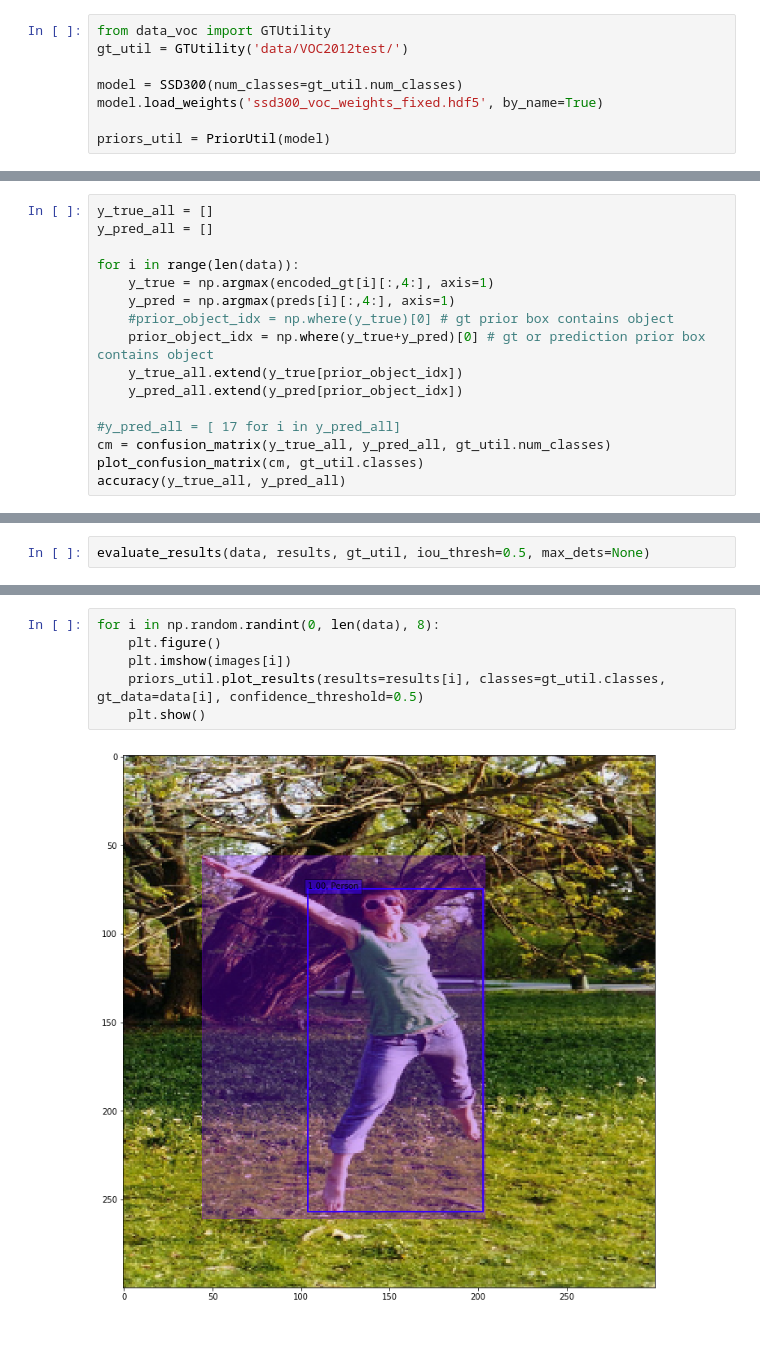
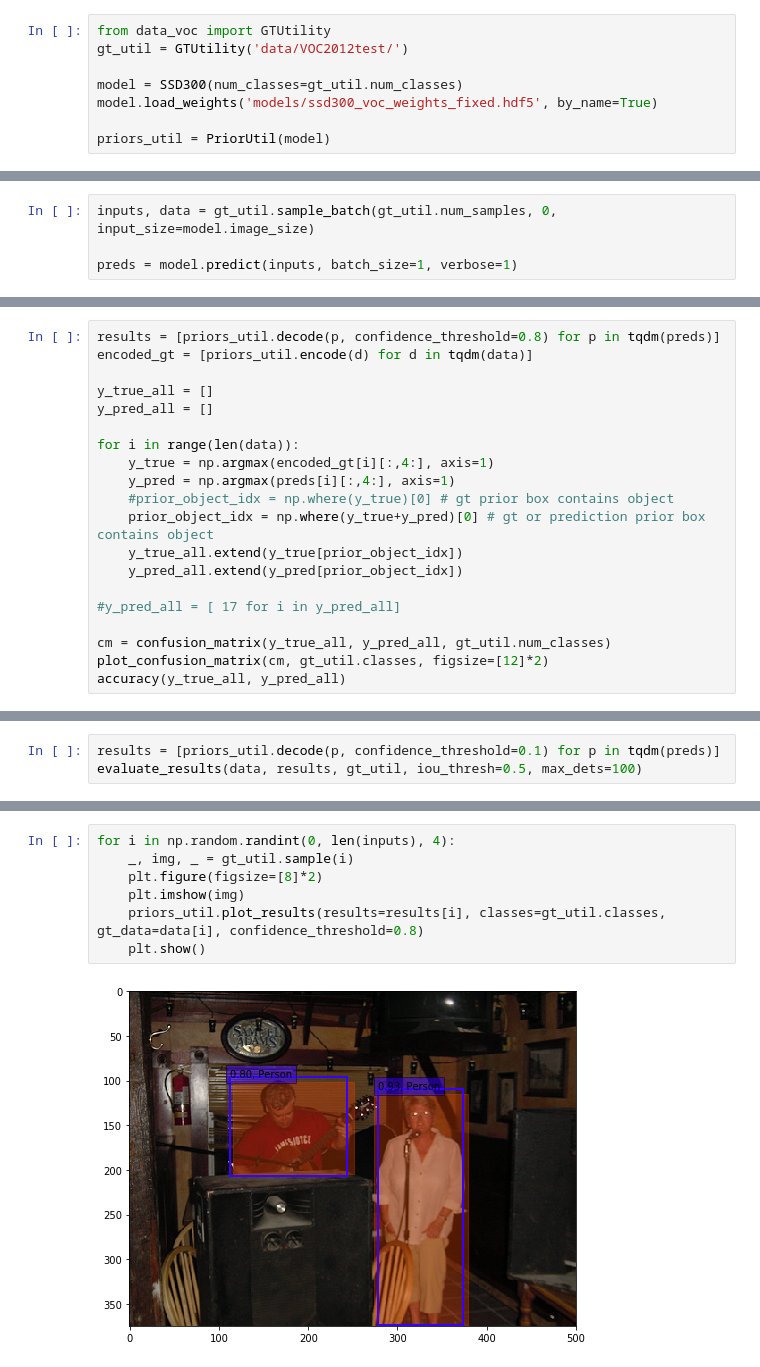
Before and after one commit to rykov8/ssd_keras, a Jupyter notebook: SSD_evaluation.ipynb, the cells around one changed output, grey strips where cells are left out. Saved outputs shown, nothing was run; the diff lists cells and outputs as text; blank space fills up the shorter version.

Commit message:
update SSD evaluation notebook and add grid search for confidence threshold

```diff
--- a/SSD_evaluation.ipynb
+++ b/SSD_evaluation.ipynb
@@ -22,6 +15,6 @@ from data_voc import GTUtility
 gt_util = GTUtility('data/VOC2012test/')
 
 model = SSD300(num_classes=gt_util.num_classes)
-model.load_weights('ssd300_voc_weights_fixed.hdf5', by_name=True)
+model.load_weights('models/ssd300_voc_weights_fixed.hdf5', by_name=True)
 
 priors_util = PriorUtil(model)
@@ -54,0 +21,4 @@ encoded_gt = [priors_util.encode(d) for d in data]
+# %%
+inputs, data = gt_util.sample_batch(gt_util.num_samples, 0, input_size=model.image_size)
+
+preds = model.predict(inputs, batch_size=1, verbose=1)
@@ -55,4 +29,7 @@ encoded_gt = [priors_util.encode(d) for d in data]
 # %%
+results = [priors_util.decode(p, confidence_threshold=0.8) for p in tqdm(preds)]
+encoded_gt = [priors_util.encode(d) for d in tqdm(data)]
+
 y_true_all = []
 y_pred_all = []
 
@@ -65,8 +42,9 @@ for i in range(len(data)):
     y_pred_all.extend(y_pred[prior_object_idx])
 
 #y_pred_all = [ 17 for i in y_pred_all]
+
 cm = confusion_matrix(y_true_all, y_pred_all, gt_util.num_classes)
-plot_confusion_matrix(cm, gt_util.classes)
+plot_confusion_matrix(cm, gt_util.classes, figsize=[12]*2)
 accuracy(y_true_all, y_pred_all)
 # %% [output]
 [figure]
@@ -74,4 +54,5 @@ accuracy(y_true_all, y_pred_all)
 # %%
-evaluate_results(data, results, gt_util, iou_thresh=0.5, max_dets=None)
+results = [priors_util.decode(p, confidence_threshold=0.1) for p in tqdm(preds)]
+evaluate_results(data, results, gt_util, iou_thresh=0.5, max_dets=100)
 # %% [output]
 Class                     TP       FP       FN     AP
@@ -95,8 +78,9 @@ Sum / mAP               6769   226936      561    nan @ 0.5 None
 # %%
-for i in np.random.randint(0, len(data), 8):
-    plt.figure()
-    plt.imshow(images[i])
-    priors_util.plot_results(results=results[i], classes=gt_util.classes, gt_data=data[i], confidence_threshold=0.5)
+for i in np.random.randint(0, len(inputs), 4):
+    _, img, _ = gt_util.sample(i)
+    plt.figure(figsize=[8]*2)
+    plt.imshow(img)
+    priors_util.plot_results(results=results[i], classes=gt_util.classes, gt_data=data[i], confidence_threshold=0.8)
     plt.show()
 # %% [output]
-[figure, old version]
+[figure, new version]
```
Also changed, not shown: parts of 12 cells of this notebook, 1 other file.
